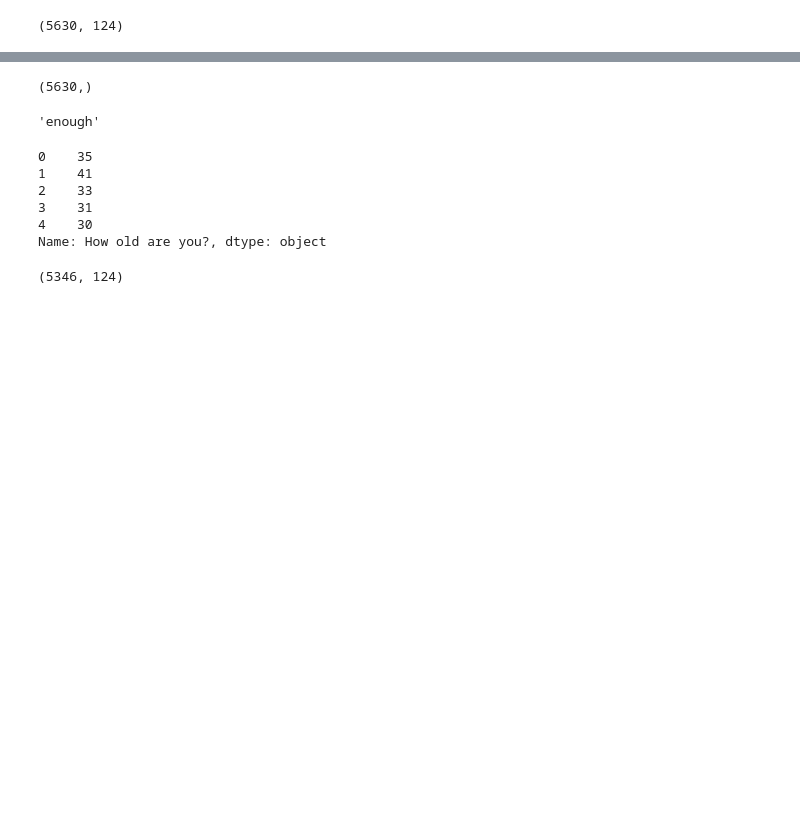
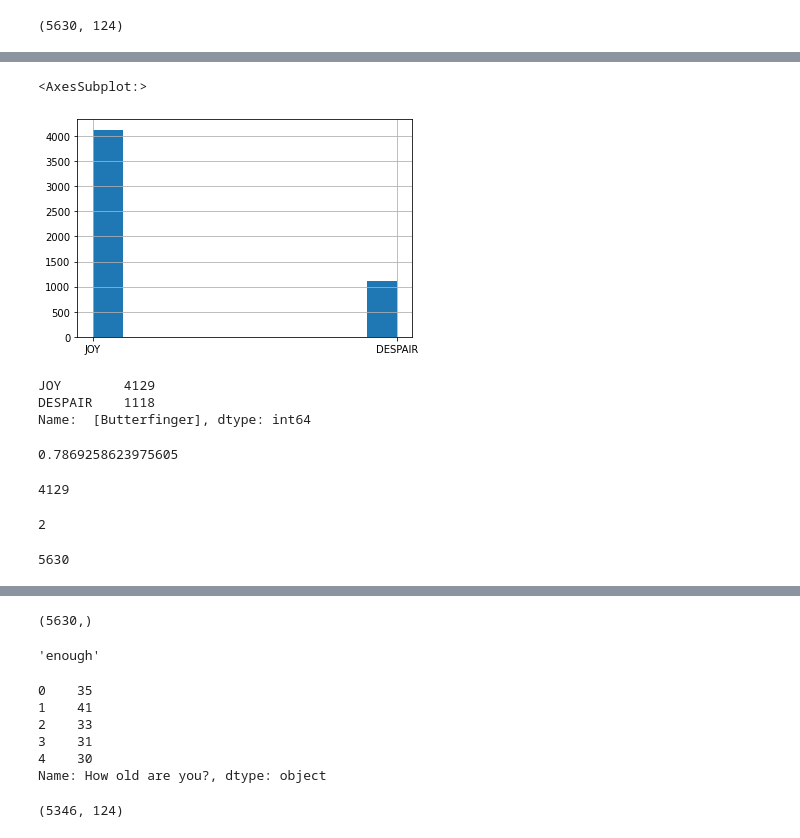
Before and after one commit to dealom/Cleaning-Candy-Dataset, a Jupyter notebook: candy cleaning.ipynb, the cells around one changed output, grey strips where cells are left out. Saved outputs shown, nothing was run; the diff lists cells and outputs as text; code cells hidden in the pictures; blank space fills up the shorter version.

```diff
--- a/candy cleaning.ipynb
+++ b/candy cleaning.ipynb
@@ -23,2 +56,5 @@ dt.shape
 # %% [output]
 (5630, 124)
+# %%
+butter = dt[' [Butterfinger]'].dropna()
+butter
@@ -24,0 +74,30 @@ dt.shape
+# %%
+butter.hist()
+# %% [output]
+<AxesSubplot:>
+[figure, added]
+# %%
+butter.value_counts()
+# %% [output]
+JOY        4129
+DESPAIR    1118
+Name:  [Butterfinger], dtype: int64
+# %%
+# joy occurence # DON'T USE INDEX
+butter.value_counts()[0]/sum(butter.value_counts())
+# %% [output]
+0.7869258623975605
+# %%
+butter.value_counts()["JOY"]
+# %% [output]
+4129
+# %%
+dt[' [Butterfinger]'].nunique()
+# %% [output]
+2
+# %%
+NAamount = {}
+
+dt.isna().sum()
+# %% [output]
+5630
```
Also changed, not shown: parts of 13 cells of this notebook, 1 other file.
